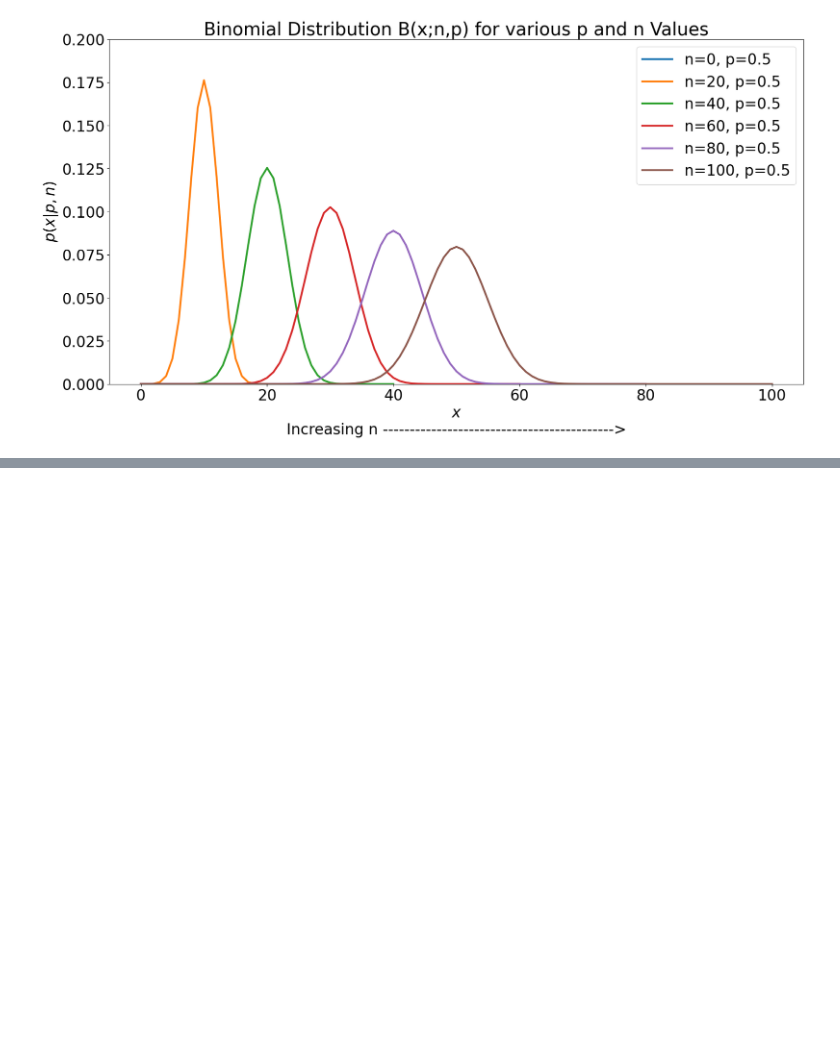
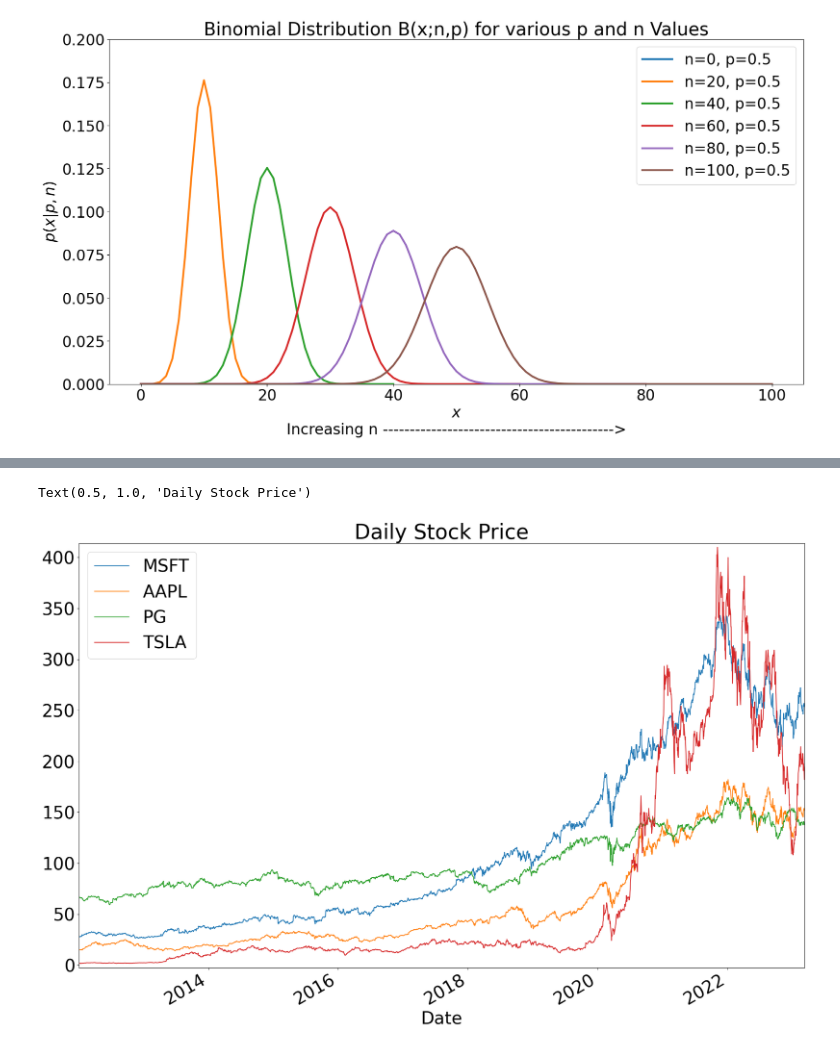
Before and after one commit to hhogenson/Computational-Econ, a Jupyter notebook: In Class Projects/Project 7 - Chapter 5 - Probability Distributions.ipynb, the cells around one changed output, grey strips where cells are left out. Drawn from its saved outputs; the diff is of its cells as text; code cells hidden in the pictures; blank space fills up the shorter version.

```diff
--- a/In Class Projects/Project 7 - Chapter 5 - Probability Distributions.ipynb
+++ b/In Class Projects/Project 7 - Chapter 5 - Probability Distributions.ipynb
@@ -190,0 +224,9 @@ plt.show()
+# %%
+yf.pdr_override()
+start = datetime.datetime(2012,1,1)
+end = datetime.datetime.today()
+
+data_dict = {}
+stocks = ["MSFT", "AAPL", "PG", "TSLA"]
+for stock in stocks:
+    data_dict[stock] = web.get_data_yahoo(stock, start, end)
@@ -190,0 +257,5 @@ plt.show()
+# %%
+close_data = pd.concat([df["Close"] for df in data_dict.values()],
+                       keys = data_dict.keys(),
+                       axis = 1)
+close_data
@@ -190,0 +279,10 @@ plt.show()
+# %%
+plt.rcParams["axes.xmargin"] = 0
+plt.rcParams["axes.ymargin"] = 0.01
+plt.rcParams.update({"font.size": 32})
+fig, ax = plt.subplots(figsize = (24,16))
+close_data.plot.line(ax = ax, legend = True)
+ax.set_title("Daily Stock Price")
+# %% [output]
+Text(0.5, 1.0, 'Daily Stock Price')
+[figure, added]
```
Also changed, not shown: parts of 17 cells of this notebook.
